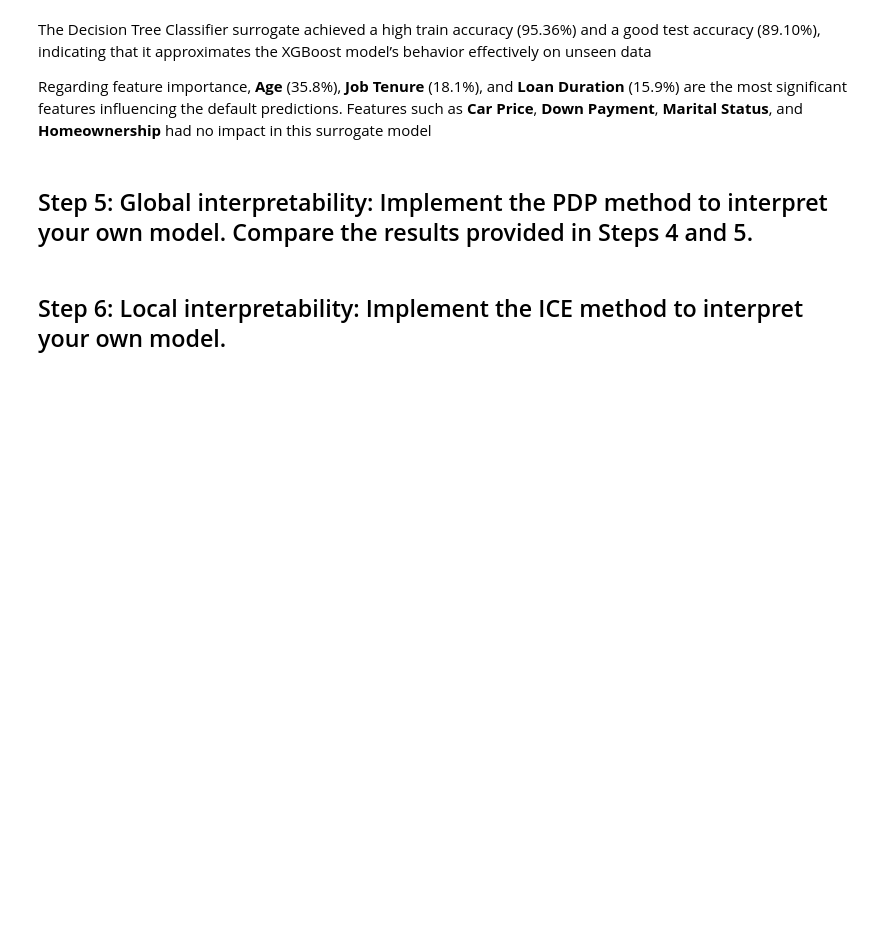
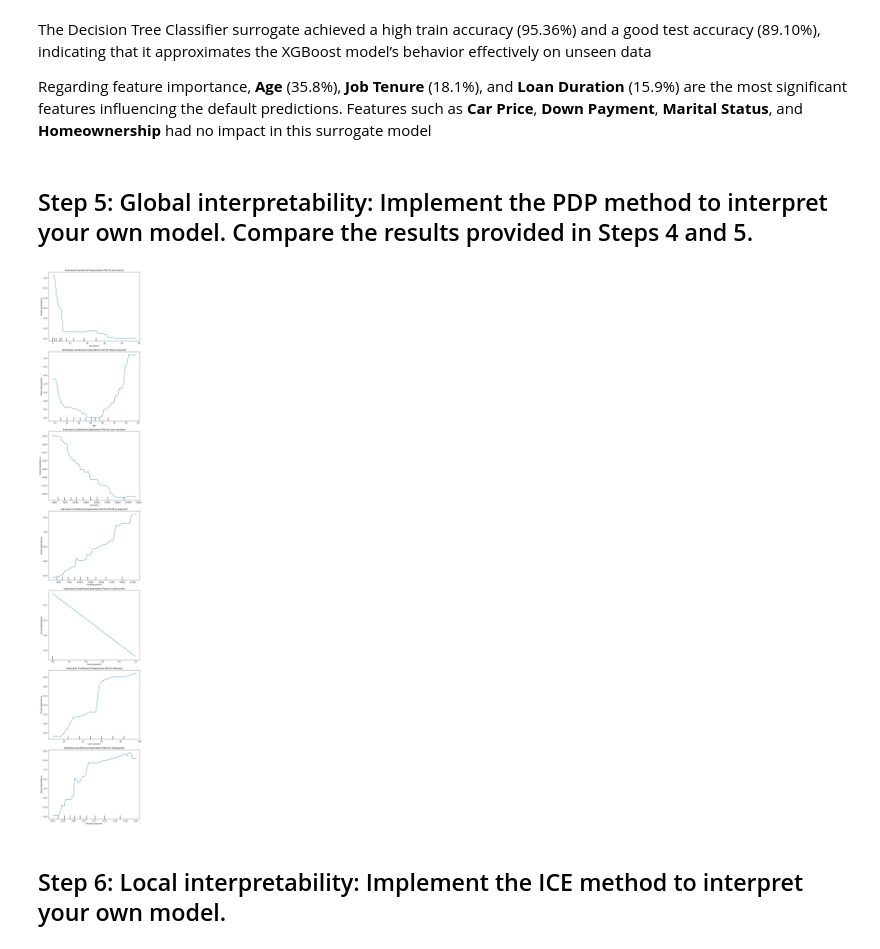
Before and after one commit to agossetX/interpretability_algorithmic_fairness_group_2, a Jupyter notebook: main.ipynb, the cells around one changed output. Saved outputs shown, nothing was run; the diff lists cells and outputs as text; code cells hidden in the pictures; blank space fills up the shorter version.

```diff
--- a/main.ipynb
+++ b/main.ipynb
@@ -443,5 +498,26 @@ The Decision Tree Classifier surrogate achieved a high train accuracy (95.36%) a
 Regarding feature importance, **Age** (35.8%), **Job Tenure** (18.1%), and **Loan Duration** (15.9%) are the most significant features influencing the default predictions. Features such as **Car Price**, **Down Payment**, **Marital Status**, and **Homeownership** had no impact in this surrogate model
 # %% [markdown]
 ## Step 5: Global interpretability: Implement the PDP method to interpret your own model. Compare the results provided in Steps 4 and 5.
+# %%
+import matplotlib.pyplot as plt
+from sklearn.inspection import PartialDependenceDisplay
+
+# Choose features for the ICE plot (replace with the feature names from your dataset)
+features = ['Job tenure', 'Down payment', 'Loan duration', 'Monthly payment', 'Credit event', 'Married', 'Homeowner']
+
+# Generate ICE plot for each feature
+fig, axs = plt.subplots(nrows=len(features), ncols=1, figsize=(8, 6 * len(features)))
+
+for i, feature in enumerate(features):
+    PartialDependenceDisplay.from_estimator(xgb_model, X_test, [i], ax=axs[i])
+    axs[i].set_title(f'Individual Conditional Expectation Plot for {feature}')
+    axs[i].set_xlabel(feature)
+    axs[i].set_ylabel('Predicted Probability of Default')
+    axs[i].grid(True)
+
+plt.tight_layout()
+plt.show()
+# %% [output]
+[figure, added]
 # %% [markdown]
 ## Step 6: Local interpretability: Implement the ICE method to interpret your own model.
```
Also changed, not shown: parts of 17 cells of this notebook.
